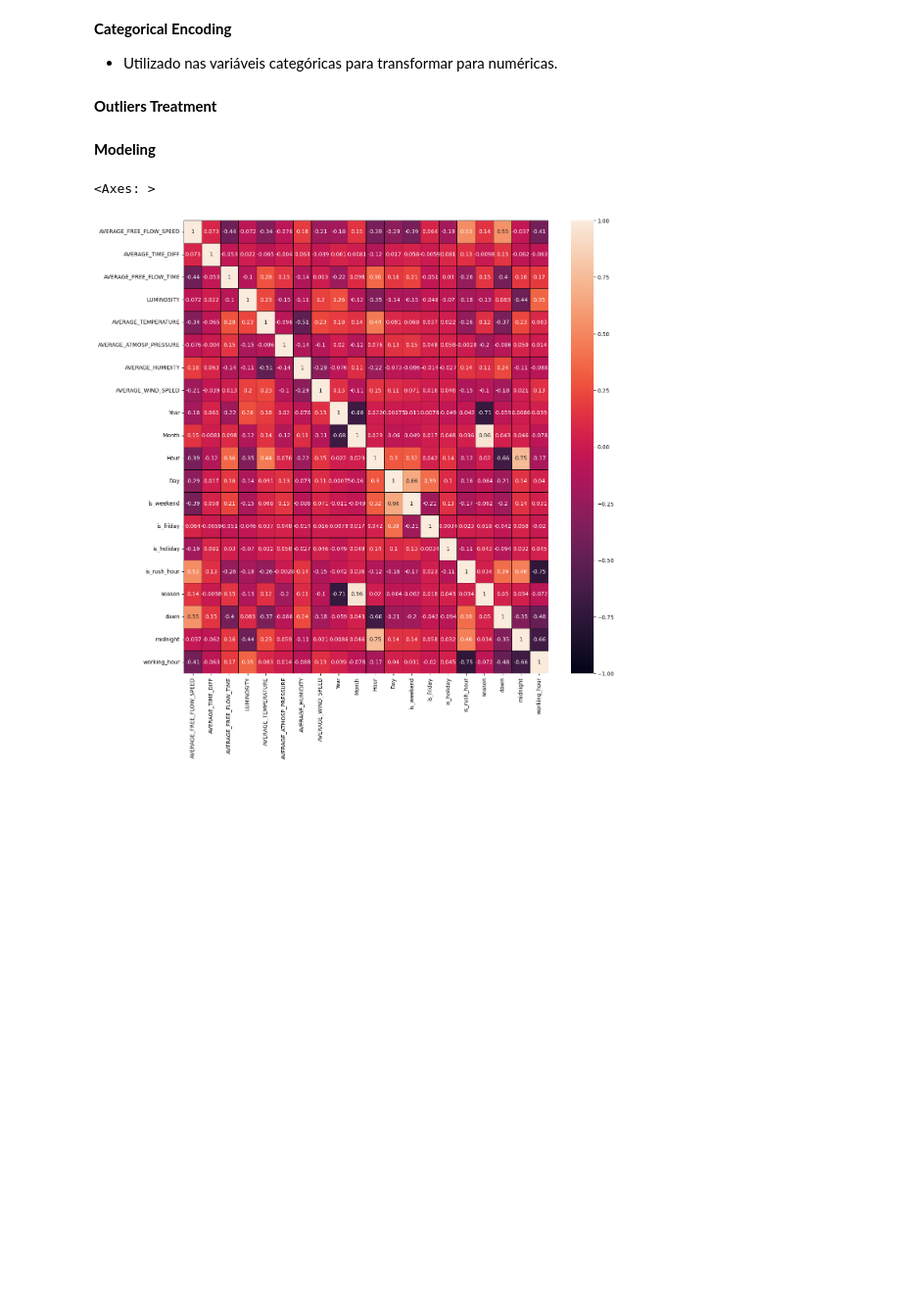
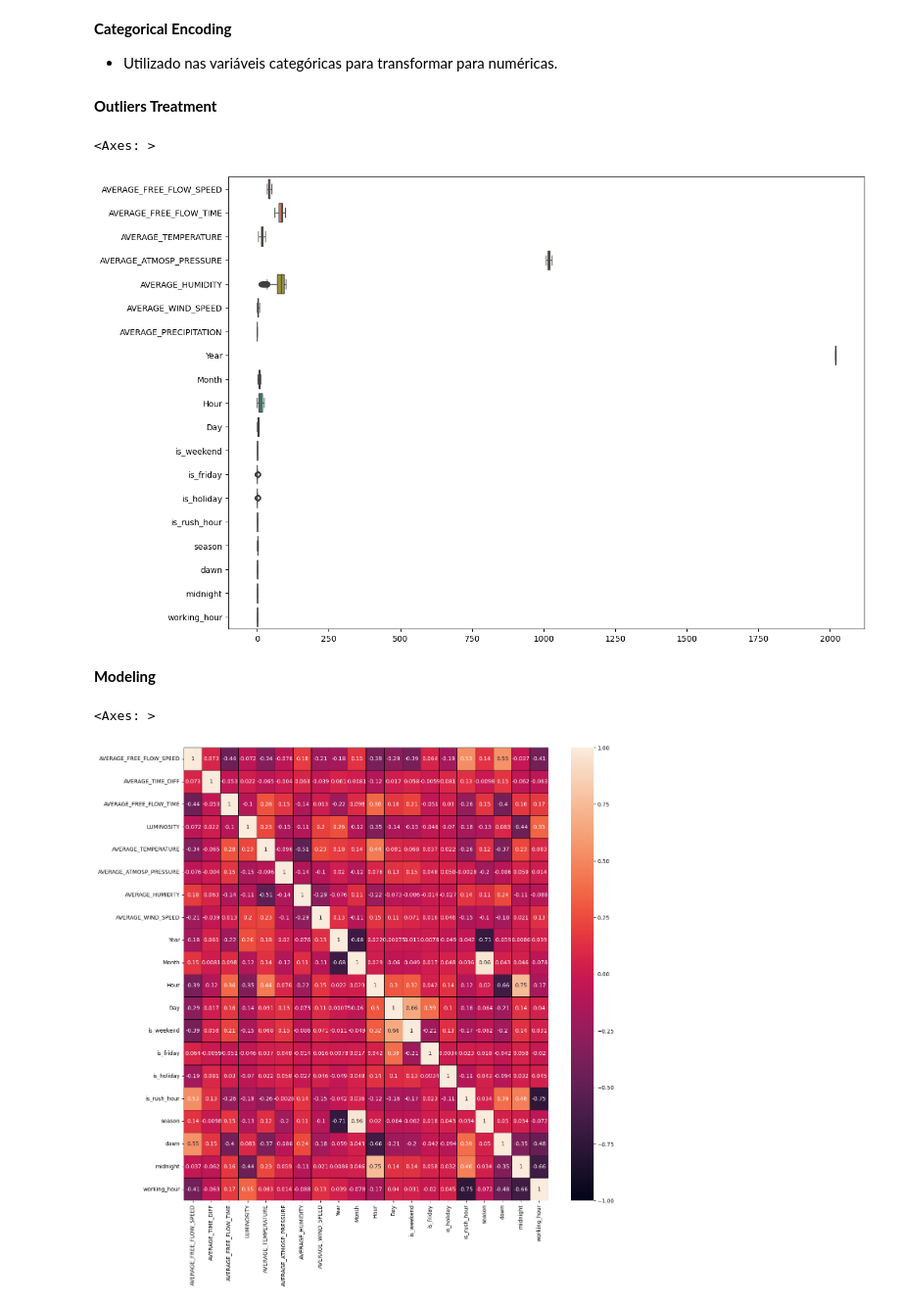
Before and after one commit to zeeesoares/daa-nt, a Jupyter notebook: notebooks/modeling/AproxPercentilDiv.ipynb, the cells around one changed output. Shown: that part at 98% size. Saved outputs shown, nothing was run; the diff lists cells and outputs as text; code cells hidden in the pictures; blank space fills up the shorter version.

```diff
--- a/notebooks/modeling/AproxPercentilDiv.ipynb
+++ b/notebooks/modeling/AproxPercentilDiv.ipynb
@@ -49,11 +62,14 @@ for df in [traffic_train, traffic_test]:
     df['Hour'] = df['record_date'].dt.hour
 
     df['Day'] = df['record_date'].dt.dayofweek
-    #df['Day'] = df['record_date'].dt.day_name()
-    '''
-    df['Day'] = df['Day'].replace({
-        'Sunday': 1, 'Monday': 0, 'Tuesday': 0, 'Wednesday': 0,
-        'Thursday': 0, 'Friday': 0, 'Saturday': 1
-    }).astype(int) '''
+
+'''
+    df['hour_sin'] = np.sin(2 * np.pi * df['Hour'] / 24)
+    df['hour_cos'] = np.cos(2 * np.pi * df['Hour'] / 24)
+
+    df['month_sin'] = np.sin(2 * np.pi * df['Month'] / 12)
+    df['month_cos'] = np.cos(2 * np.pi * df['Month'] / 12)
+
+'''
 
     #df.drop(columns=['record_date'], inplace=True)
@@ -67,6 +85,17 @@ for df in [traffic_train, traffic_test]:
     df['is_holiday'] = df['record_date'].dt.date.map(lambda d: d in pt_holidays).astype(int)
     df['is_rush_hour'] = ((df['Hour'] >= 7) & (df['Hour'] <= 9)) | ((df['Hour'] >= 17) & (df['Hour'] <= 19)).astype(int)
     df['season'] = pd.cut(df['Month'], bins=[0, 3, 6, 9, 12], labels=['Winter', 'Spring', 'Summer', 'Fall'])
+    #df["rush_hour_x_dia"] = df["is_rush_hour"] * df["Day"]
+
+    '''
+    df['Day'] = df['record_date'].dt.day_name()
+
+    df['Day'] = df['Day'].replace({
+        'Sunday': 1, 'Monday': 0, 'Tuesday': 0, 'Wednesday': 0,
+        'Thursday': 0, 'Friday': 0, 'Saturday': 1
+    }).astype(int)
+    '''
+
     df.drop(columns=['record_date'], inplace=True)
 # %%
 def daypart(hour):
@@ -118,8 +147,8 @@ def create_porto_jogos_event(dfs,jogos_dict):
         dt = datetime.strptime(jogo['data'], '%Y-%m-%d').date()
         jogos_date.add(dt)
     for df in [traffic_train, traffic_test]:
-        df['is_fcporto_home_game'] = df['date'].isin(jogos_date).astype(int)
-        df.drop(columns=['date'], inplace=True, errors='ignore')
+        df['is_fcporto_home_game'] = df['record_date'].isin(jogos_date).astype(int)
+        df.drop(columns=['record_date'], inplace=True, errors='ignore')
     return dfs
 
 traffic_train, traffic_test = create_porto_jogos_event(
@@ -162 +190,9 @@ for df in [traffic_train, traffic_test]:
+# %%
+t_copy = traffic_train.copy()
+traffic_aux = t_copy.drop(['AVERAGE_SPEED_DIFF','LUMINOSITY', 'AVERAGE_TIME_DIFF'], axis=1)
+plt.subplots(figsize=(14,10))
+sns.boxplot(data=traffic_aux, orient="h")
+# %% [output]
+<Axes: >
+[figure, added]
 # %%
```
Also changed, not shown: parts of 16 cells of this notebook, 1 other file.
